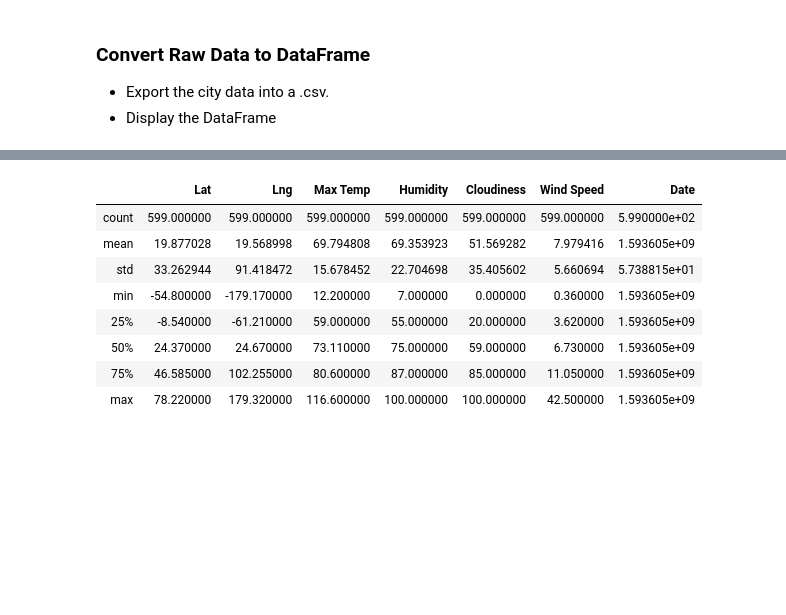
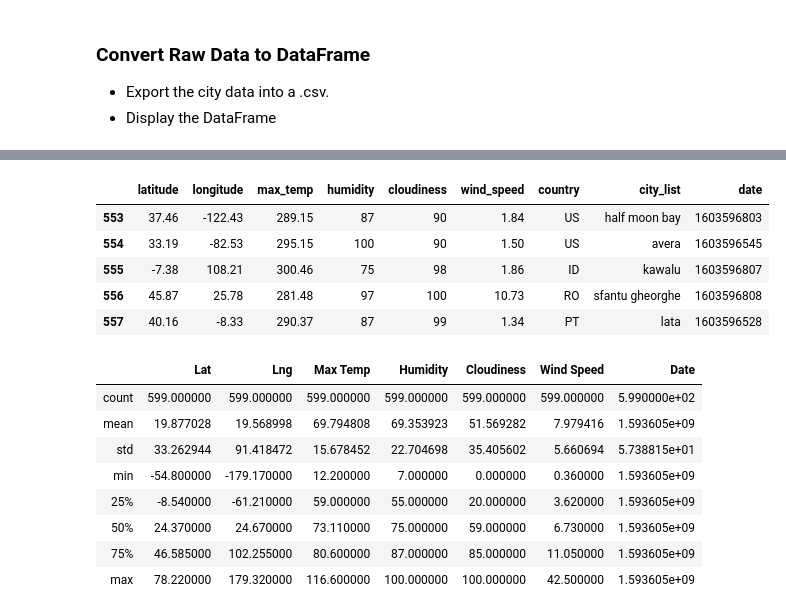
Before and after one commit to LexiJess/python-api-challenge, a Jupyter notebook: WeatherPy/06-Python-APIs_Homework_Instructions_starter_code_WeatherPy.ipynb, the cells around one changed output, grey strips where cells are left out. Cells and saved outputs as stored; diff of their text form; code cells hidden in the pictures; blank space fills up the shorter version.

```diff
--- a/WeatherPy/06-Python-APIs_Homework_Instructions_starter_code_WeatherPy.ipynb
+++ b/WeatherPy/06-Python-APIs_Homework_Instructions_starter_code_WeatherPy.ipynb
@@ -156,3 +170,18 @@ print(country)
+# %%
+csvpath = os.path.join("cities.csv")
+
+
+#file = 'WeatherPy\cities.csv'
+df = pd.read_csv(csvpath)
+df.columns=["latitude", "longitude", "max_temp", "humidity", "cloudiness", "wind_speed", "country", "city_list", "date"]
+df.tail()
+# %% [output]
+|  | latitude | longitude | max_temp | humidity | cloudiness | wind_speed | country | city_list | date |
+| 553 | 37.46 | -122.43 | 289.15 | 87 | 90 | 1.84 | US | half moon bay | 1603596803 |
+| 554 | 33.19 | -82.53 | 295.15 | 100 | 90 | 1.50 | US | avera | 1603596545 |
+| 555 | -7.38 | 108.21 | 300.46 | 75 | 98 | 1.86 | ID | kawalu | 1603596807 |
+| 556 | 45.87 | 25.78 | 281.48 | 97 | 100 | 10.73 | RO | sfantu gheorghe | 1603596808 |
+| 557 | 40.16 | -8.33 | 290.37 | 87 | 99 | 1.34 | PT | lata | 1603596528 |
 # %%
 # %% [output]
 |  | Lat | Lng | Max Temp | Humidity | Cloudiness | Wind Speed | Date |
```
Also changed, not shown: parts of 6 cells of this notebook.
